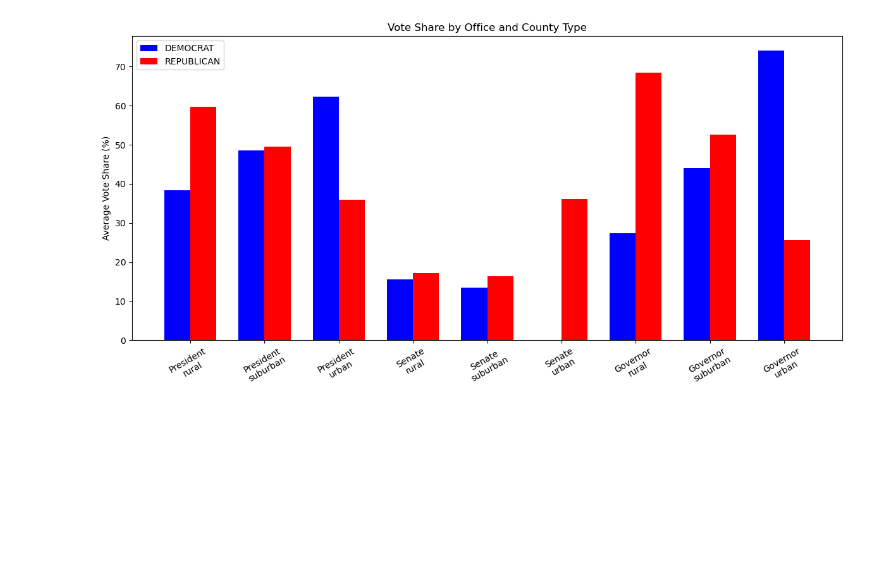
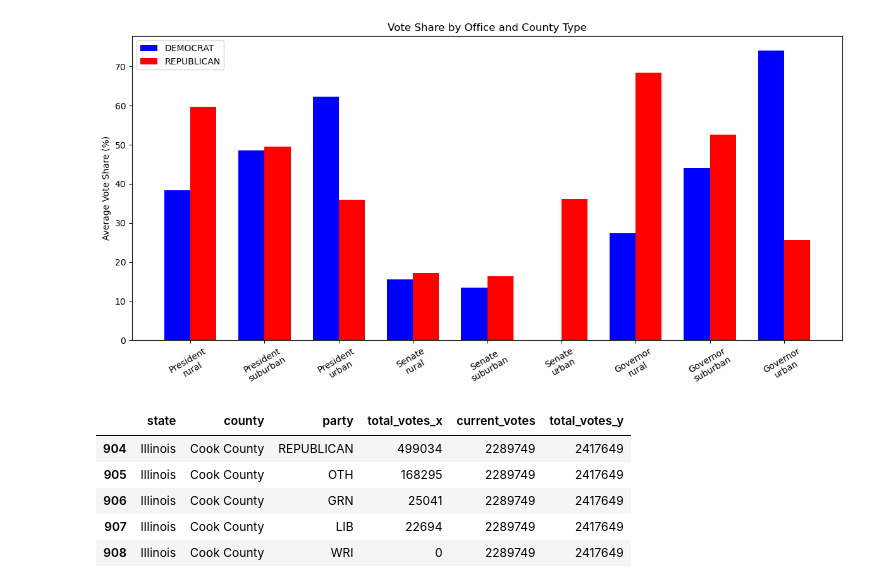
Before and after one commit to Orlykg/datasci151spring2026, a Jupyter notebook: _final_project/final_3.ipynb, the cells around one changed output. Saved outputs shown, nothing was run; the diff lists cells and outputs as text; code cells hidden in the pictures; blank space fills up the shorter version.

```diff
--- a/_final_project/final_3.ipynb
+++ b/_final_project/final_3.ipynb
@@ -269,2 +175,11 @@ plot_9_groups(combined)
 # %% [output]
 [figure]
+# %%
+senator_merged.query("county == 'Cook County' and state == 'Illinois'").drop(columns = ['percent', 'candidate'])
+# %% [output]
+|  | state | county | party | total_votes_x | current_votes | total_votes_y |
+| 904 | Illinois | Cook County | REPUBLICAN | 499034 | 2289749 | 2417649 |
+| 905 | Illinois | Cook County | OTH | 168295 | 2289749 | 2417649 |
+| 906 | Illinois | Cook County | GRN | 25041 | 2289749 | 2417649 |
+| 907 | Illinois | Cook County | LIB | 22694 | 2289749 | 2417649 |
+| 908 | Illinois | Cook County | WRI | 0 | 2289749 | 2417649 |
```
Also changed, not shown: parts of 15 cells of this notebook.
